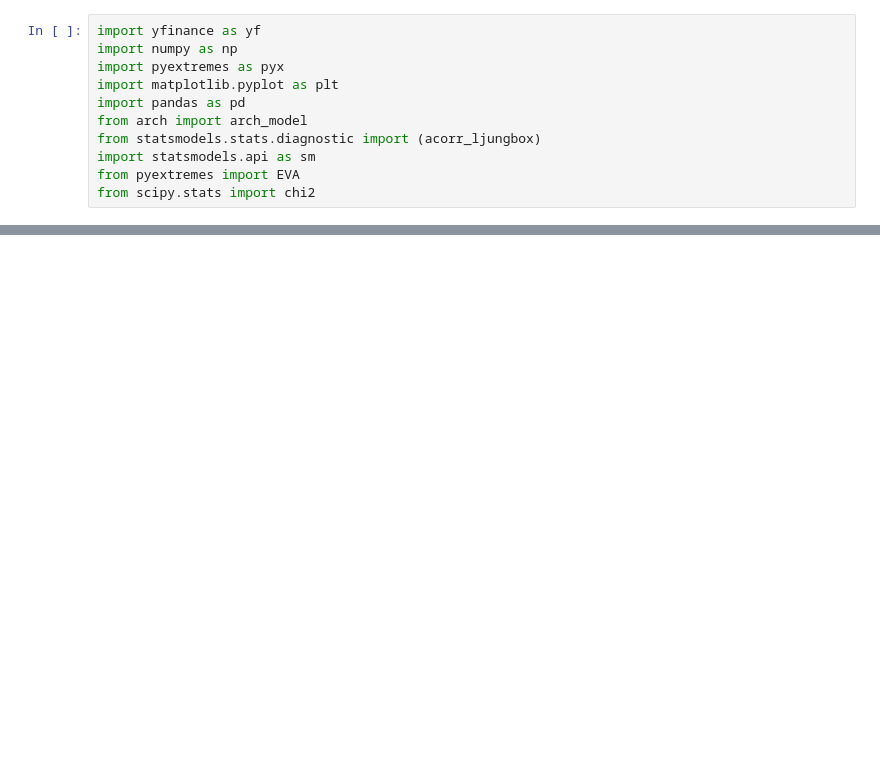
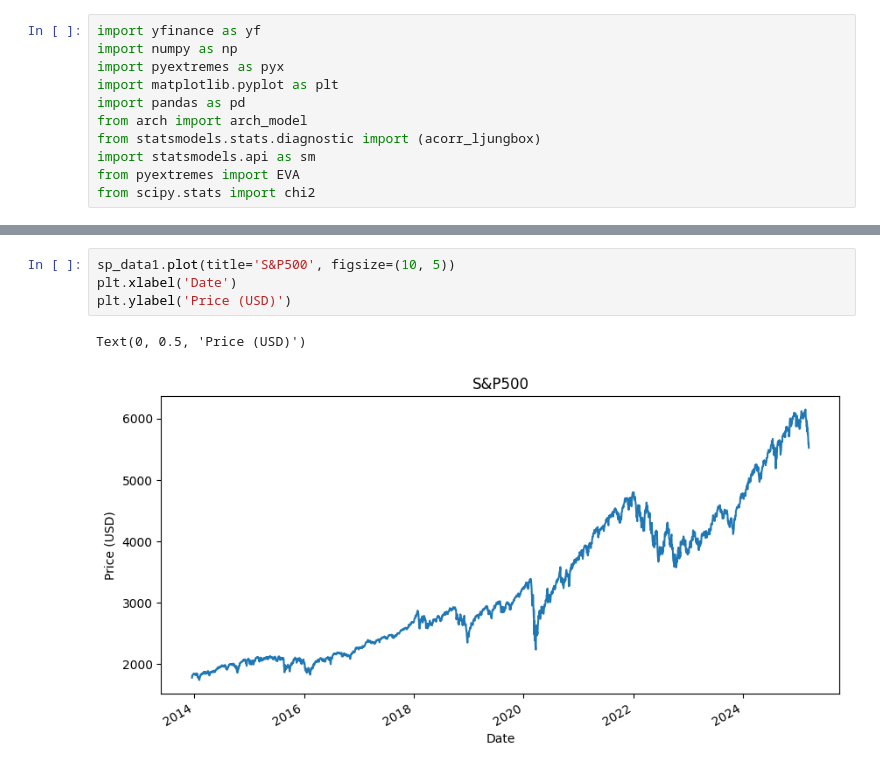
Before and after one commit to Scott-Yap/M2R_EVT, a Jupyter notebook: crypto_meme.ipynb, the cells around one changed output, grey strips where cells are left out. Drawn from its saved outputs; the diff is of its cells as text; blank space fills up the shorter version.

```diff
--- a/crypto_meme.ipynb
+++ b/crypto_meme.ipynb
@@ -50 +50,8 @@ Date
 Name: ^GSPC, dtype: float64
+# %%
+sp_data1.plot(title='S&P500', figsize=(10, 5))
+plt.xlabel('Date')
+plt.ylabel('Price (USD)')
+# %% [output]
+Text(0, 0.5, 'Price (USD)')
+[figure, added]
```
Also changed, not shown: parts of 19 cells of this notebook.
